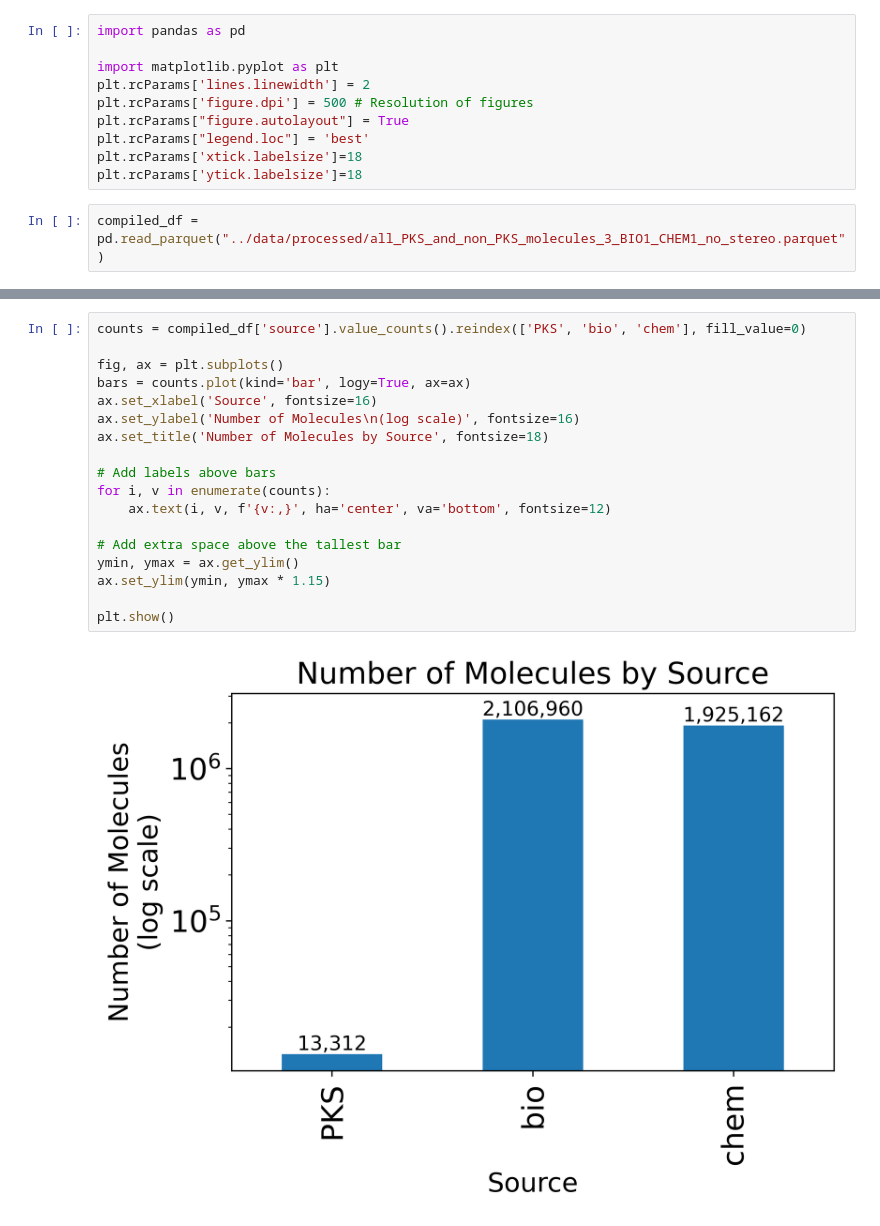
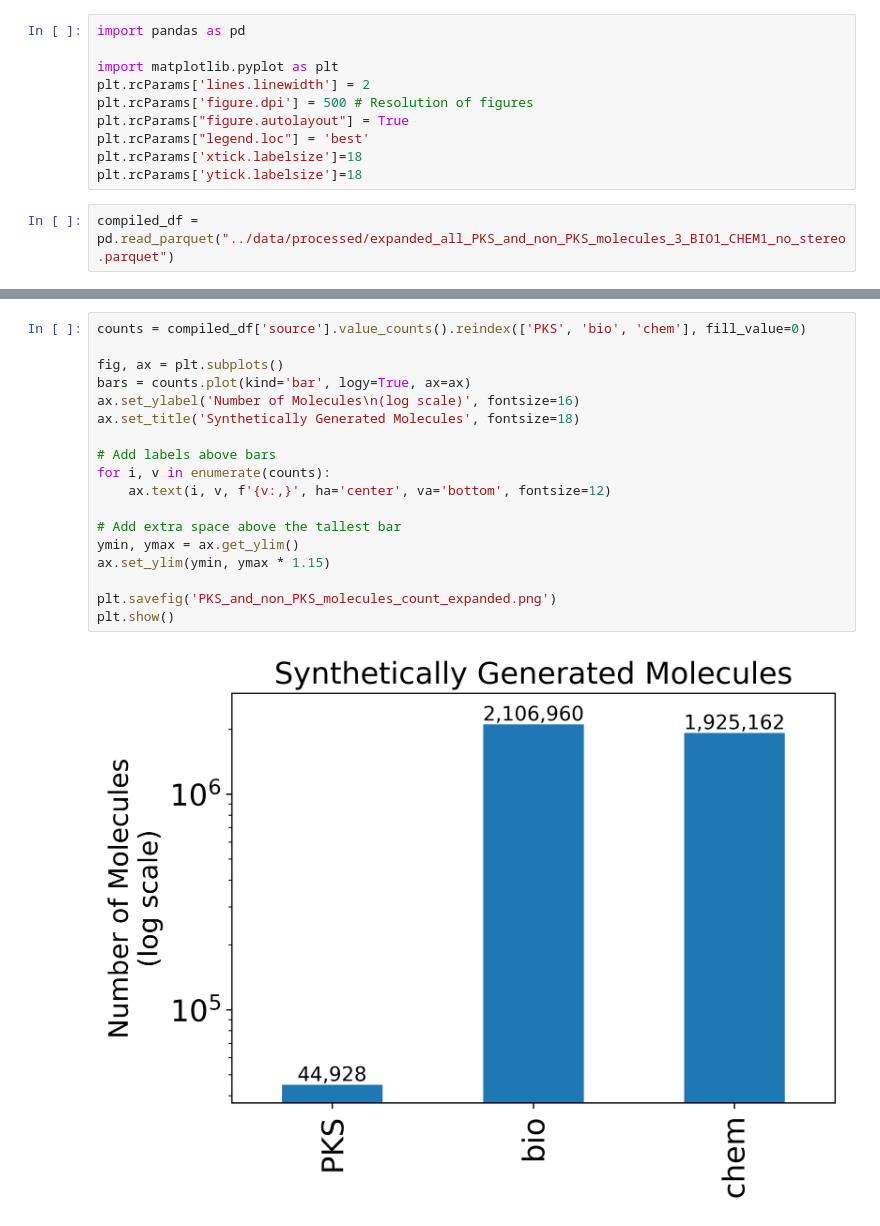
Before and after one commit to yashchainani21/ContrastiveGNNs, a Jupyter notebook: notebooks/01_inspect_synthetically_generated_molecules.ipynb, the cells around one changed output, grey strips where cells are left out. Drawn from its saved outputs; the diff is of its cells as text.

```diff
--- a/notebooks/01_inspect_synthetically_generated_molecules.ipynb
+++ b/notebooks/01_inspect_synthetically_generated_molecules.ipynb
@@ -9,7 +9,7 @@ plt.rcParams["legend.loc"] = 'best'
 plt.rcParams['xtick.labelsize']=18
 plt.rcParams['ytick.labelsize']=18
 # %%
-compiled_df = pd.read_parquet("../data/processed/all_PKS_and_non_PKS_molecules_3_BIO1_CHEM1_no_stereo.parquet")
+compiled_df = pd.read_parquet("../data/processed/expanded_all_PKS_and_non_PKS_molecules_3_BIO1_CHEM1_no_stereo.parquet")
 # %%
 compiled_df
 # %% [output]
@@ -29,20 +29,20 @@ compiled_df
 # %%
 counts = compiled_df['source'].value_counts().reindex(['PKS', 'bio', 'chem'], fill_value=0)
 
 fig, ax = plt.subplots()
 bars = counts.plot(kind='bar', logy=True, ax=ax)
-ax.set_xlabel('Source', fontsize=16)
 ax.set_ylabel('Number of Molecules\n(log scale)', fontsize=16)
-ax.set_title('Number of Molecules by Source', fontsize=18)
+ax.set_title('Synthetically Generated Molecules', fontsize=18)
 
 # Add labels above bars
 for i, v in enumerate(counts):
     ax.text(i, v, f'{v:,}', ha='center', va='bottom', fontsize=12)
 
 # Add extra space above the tallest bar
 ymin, ymax = ax.get_ylim()
 ax.set_ylim(ymin, ymax * 1.15)
 
+plt.savefig('PKS_and_non_PKS_molecules_count_expanded.png')
 plt.show()
 # %% [output]
-[figure, old version]
+[figure, new version]
```
Also changed, not shown: parts of 4 cells of this notebook, 5 other files.
